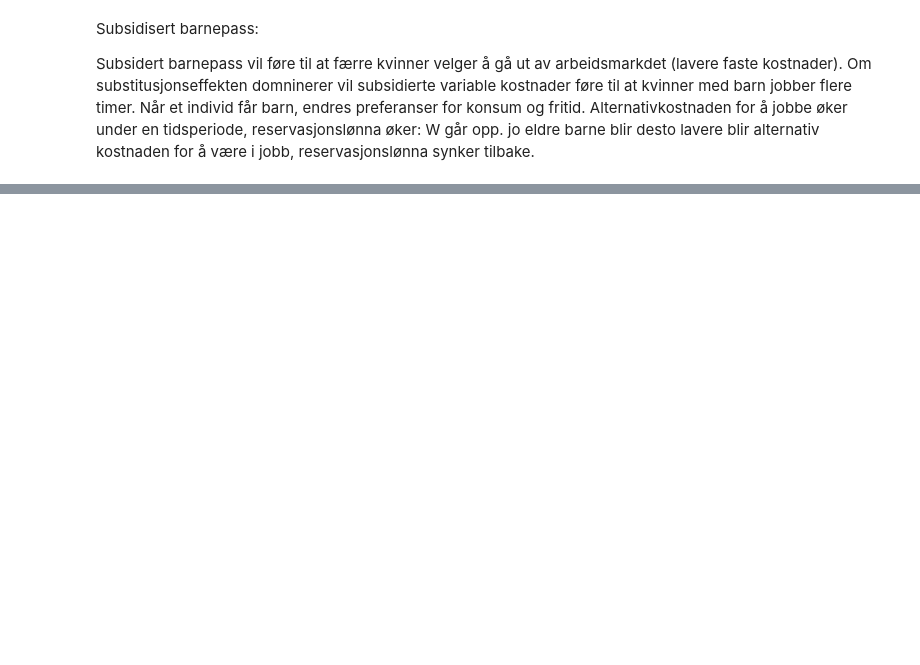
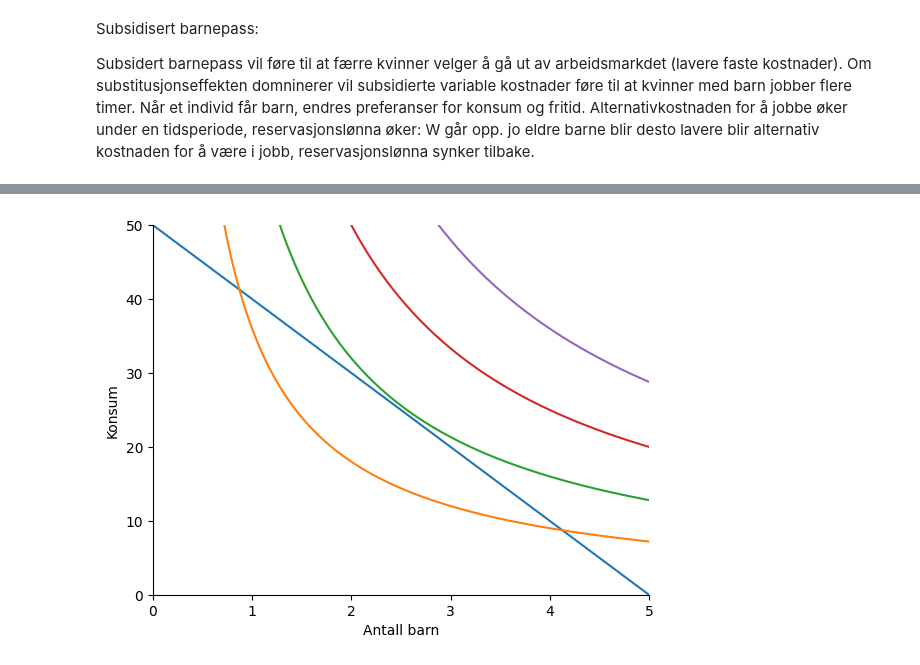
Before and after one commit to loopdiggaz/SOK2008, a Jupyter notebook: Oppgave_seminar2.ipynb, the cells around one changed output, grey strips where cells are left out. Cells and saved outputs as stored; diff of their text form; code cells hidden in the pictures; blank space fills up the shorter version.

```diff
--- a/Oppgave_seminar2.ipynb
+++ b/Oppgave_seminar2.ipynb
@@ -47,19 +44,19 @@ KeyboardInterrupt:
-# %%
-ax.plot(L_0,budsjett(L_0))
-
-ax.vlines(84,0,100, color='black',ls='dashed')
-ax.hlines(100,0,84, color='black',ls='dashed')
-ax.annotate('Arbeidsfri inntekt = m', (0+5,100+5))
-
-u = C**a*L**b
-
-# Løser med hensyn på L
-L_ind_sol=sp.solve(u-u_0,L)[0]
-L_ind_sol
-
-# Må gjøre om for å plotte
-indiff_L=sp.lambdify((u_0,a,b,C), L_ind_sol)
-indiff_L(u_0,a,b,C)
-
-for i in range (91, 111,6):
-    ax.plot(L_0, indiff_L(i,0.5,0.5,L_0))
+# %%
+def create_ax():
+    fig, ax = plt.subplots()
+    ax.spines['top'].set_color('none')
+    ax.spines['right'].set_color('none')
+    ax.set_xlabel('Antall barn')
+    ax.set_ylabel('Konsum')
+    ax.set_xlim(0,5)
+    ax.set_ylim(0,50)
+    return fig, ax
+
+fig, ax = create_ax()
+
+ax.plot(L,budsjett(L))
+
+for i in range(6,14,2):
+    ax.plot(L,indiff_L(i,.5,.5,L))
+# %% [output]
+[figure, added]
```
Also changed, not shown: parts of 2 cells of this notebook, 1 other file.
